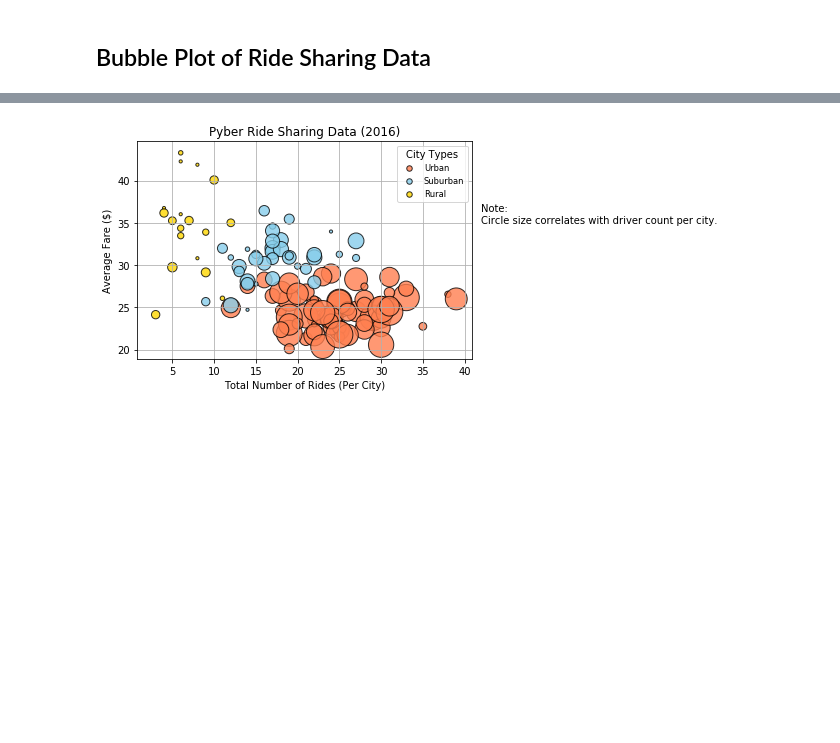
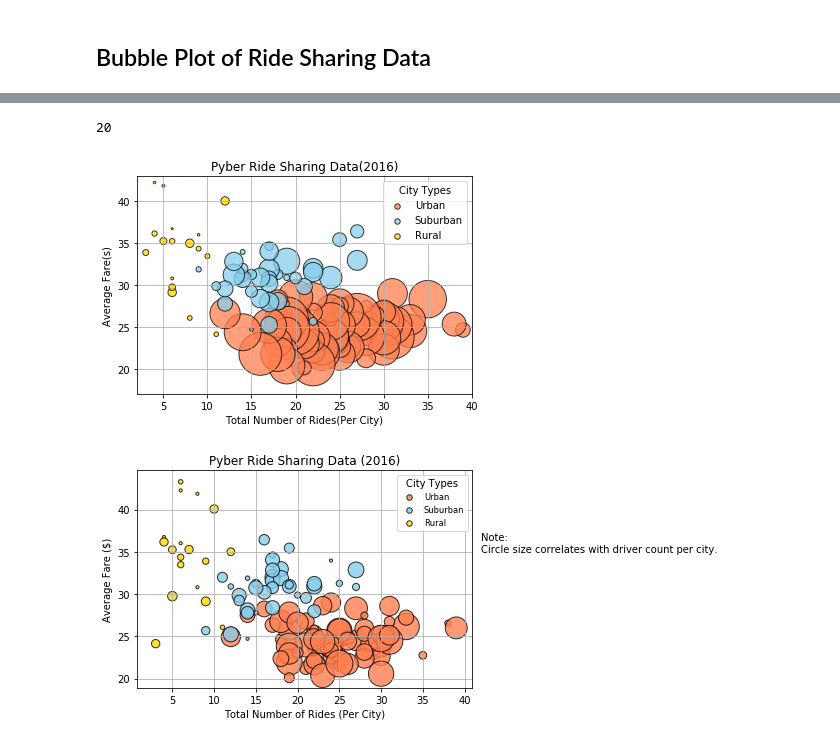
Before and after one commit to obaid8712/Power-of-Plots, a Jupyter notebook: Project-01/Pyber/pyber_starter.ipynb, the cells around one changed output, grey strips where cells are left out. Drawn from its saved outputs; the diff is of its cells as text; code cells hidden in the pictures; blank space fills up the shorter version.

Commit message:
Scatter plot completed

```diff
--- a/Project-01/Pyber/pyber_starter.ipynb
+++ b/Project-01/Pyber/pyber_starter.ipynb
@@ -123,0 +88,65 @@ plt.show()
+# %%
+# Urban avg fare per city
+urban_df=combine_df.loc[combine_df["type"]=="Urban",:]
+urban_avg=urban_df.groupby(["city"])["fare"].mean()
+urban_avg.head()
+urban_avg.max()
+urban_avg_f=urban_avg.tolist()
+# Suburban avg fare per city
+suburban_df=combine_df.loc[combine_df["type"]=="Suburban",:]
+suburban_avg=suburban_df.groupby(["city"])["fare"].mean()
+suburban_avg.head()
+suburban_avg.min()
+suburban_avg_f=suburban_avg.tolist()
+# Rural avg fare per city
+rural_df=combine_df.loc[combine_df["type"]=="Rural",:]
+rural_avg=rural_df.groupby(["city"])["fare"].mean()
+#rural_avg.head()
+rural_avg_f=rural_avg.tolist()
+
+y_axis_max=int(rural_avg.max())
+y_axis_max
+y_axis_min=int(urban_avg.min())
+y_axis_min
+# %% [output]
+20
+# %%
+# Urban driver count
+#urban_driver=urban_df.groupby(["city"])["driver_count"].sum()
+urban_df=combine_df.loc[combine_df["type"]=="Urban",:]
+urban_driver=urban_df.groupby(["city"])["driver_count"].sum()
+urban_driver_count=urban_driver.tolist()
+# Suburban driver count
+suburban_df=combine_df.loc[combine_df["type"]=="Suburban",:]
+suburban_driver=suburban_df.groupby(["city"])["driver_count"].sum()
+suburban_driver_count=suburban_driver.tolist()
+# Rural driver count
+rural_df=combine_df.loc[combine_df["type"]=="Rural",:]
+rural_driver=rural_df.groupby(["city"])["driver_count"].sum()
+rural_driver_count=rural_driver.tolist()
+# %%
+plt.figure()
+
+plt.scatter(urban_ride, urban_avg_f, s=urban_driver_count, marker="o", facecolors="Coral", alpha=0.75, edgecolors="black",label="Urban")
+plt.scatter(suburban_ride, suburban_avg_f, s=suburban_driver_count, marker="o", facecolors="skyblue", alpha=0.75, edgecolors="black",label="Suburban")
+plt.scatter(rural_ride, rural_avg_f, s=rural_driver_count, marker="o", facecolors="gold", alpha=0.75, edgecolors="black",label="Rural")
+
+# Plot legend.
+#lgnd = plt.legend(loc="upper right", numpoints=1, fontsize=10)
+lgnd = plt.legend(loc="upper right", title="City Types", scatterpoints=1, fontsize=10)
+#scatterpoints
+#change the marker size manually for both lines
+
+lgnd.legendHandles[0]._sizes = [30]
+lgnd.legendHandles[1]._sizes = [30]
+lgnd.legendHandles[2]._sizes = [30]
+
+#plt.gca().legend(("Urban","Suburban","Rural"))
+plt.title("Pyber Ride Sharing Data(2016)")
+plt.xlabel("Total Number of Rides(Per City)")
+plt.ylabel("Average Fare(s)")
+plt.axis([x_axis_min-1,x_axis_max+1,y_axis_min-3,y_axis_max])
+plt.grid(True)
+plt.show()
+# %% [output]
+[figure, added]
```
Also changed, not shown: parts of 7 cells of this notebook.
